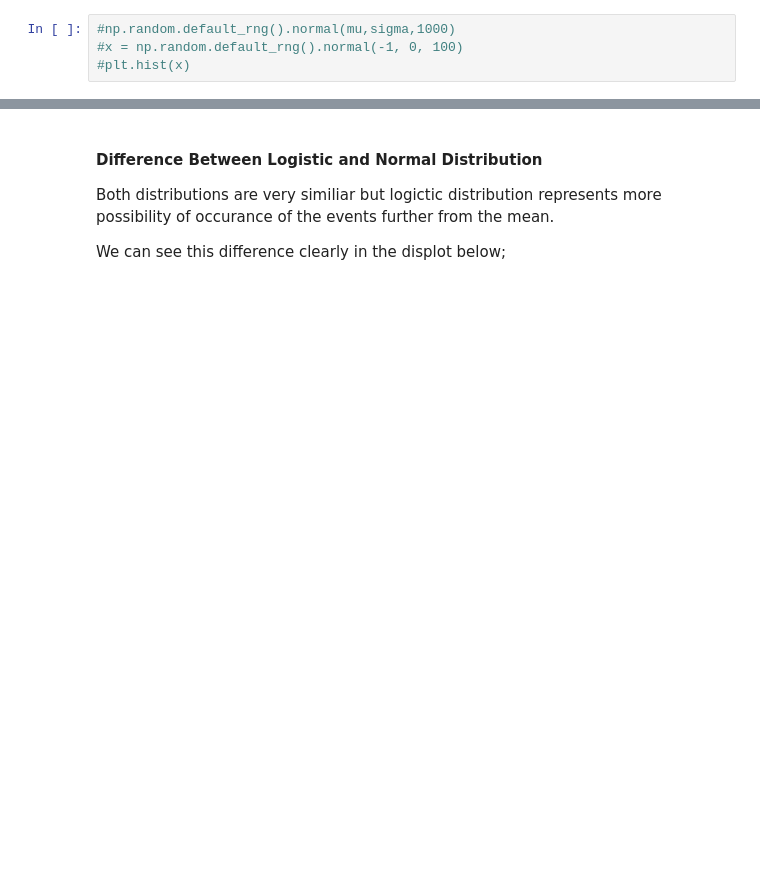
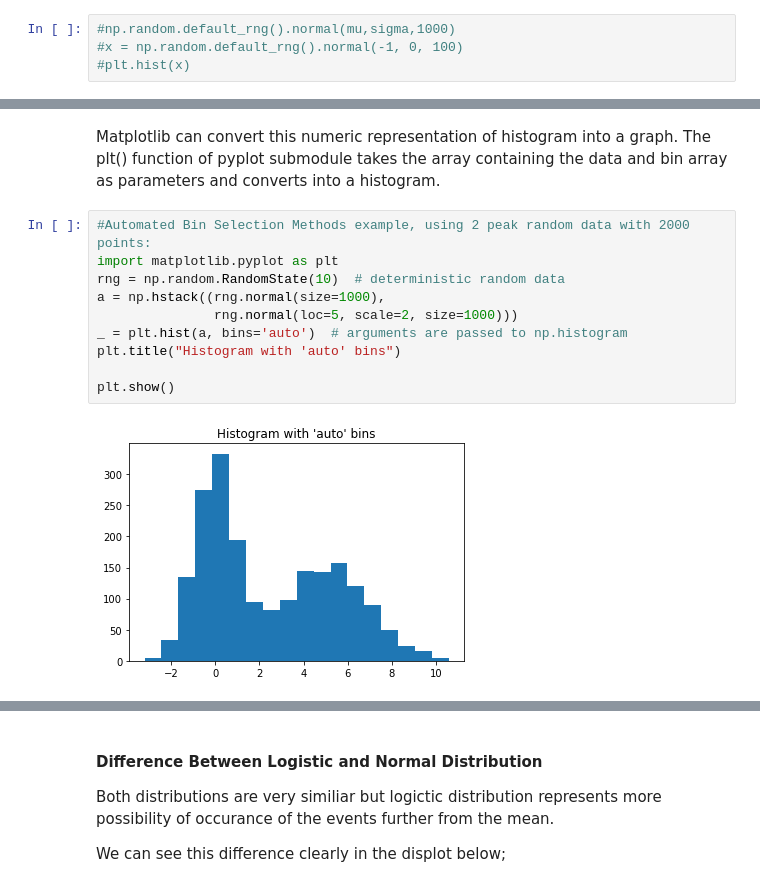
Before and after one commit to AineNicD/numpy-random, a Jupyter notebook: numpy-random.ipynb, the cells around one changed output, grey strips where cells are left out. Drawn from its saved outputs; the diff is of its cells as text; blank space fills up the shorter version.

Commit message:
added more plots to distributions, building up my numpy.random package explanation, more to be added soon.

```diff
--- a/numpy-random.ipynb
+++ b/numpy-random.ipynb
@@ -480,0 +482,14 @@ plt.show()
+# %% [markdown]
+Matplotlib can convert this numeric representation of histogram into a graph. The plt() function of pyplot submodule takes the array containing the data and bin array as parameters and converts into a histogram.
+# %%
+#Automated Bin Selection Methods example, using 2 peak random data with 2000 points:
+import matplotlib.pyplot as plt
+rng = np.random.RandomState(10)  # deterministic random data
+a = np.hstack((rng.normal(size=1000),
+               rng.normal(loc=5, scale=2, size=1000)))
+_ = plt.hist(a, bins='auto')  # arguments are passed to np.histogram
+plt.title("Histogram with 'auto' bins")
+
+plt.show()
+# %% [output]
+[figure, added]
```
Also changed, not shown: parts of 56 cells of this notebook.
